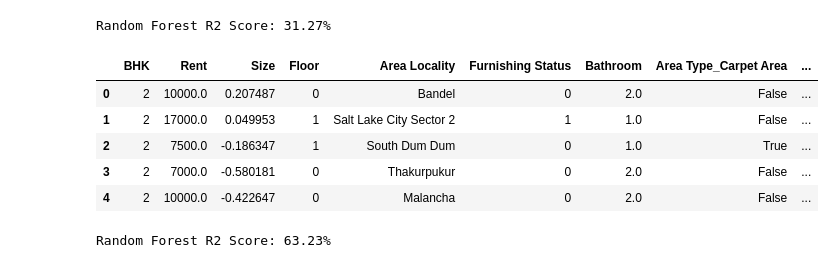
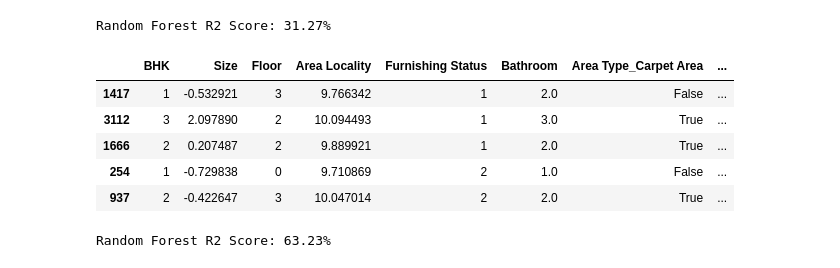
Before and after one commit to ASTROBOX1/practice, a Jupyter notebook: ex_linear_regretion.ipynb, the cells around one changed output. Cells and saved outputs as stored; diff of their text form; code cells hidden in the pictures.

```diff
--- a/ex_linear_regretion.ipynb
+++ b/ex_linear_regretion.ipynb
@@ -396,14 +396,14 @@ target=TargetEncoder(cols=['Area Locality'])
 X_train['Area Locality']=target.fit_transform(X_train['Area Locality'],y_train)
 X_test['Area Locality']=target.transform(X_test['Area Locality'])
 # %%
-df.head()
+X_train.head()
 # %% [output]
-|  | BHK | Rent | Size | Floor | Area Locality | Furnishing Status | Bathroom | Area Type_Carpet Area | ... |
-| 0 | 2 | 10000.0 | 0.207487 | 0 | Bandel | 0 | 2.0 | False | ... |
-| 1 | 2 | 17000.0 | 0.049953 | 1 | Salt Lake City Sector 2 | 1 | 1.0 | False | ... |
-| 2 | 2 | 7500.0 | -0.186347 | 1 | South Dum Dum | 0 | 1.0 | True | ... |
-| 3 | 2 | 7000.0 | -0.580181 | 0 | Thakurpukur | 0 | 2.0 | False | ... |
-| 4 | 2 | 10000.0 | -0.422647 | 0 | Malancha | 0 | 2.0 | False | ... |
+|  | BHK | Size | Floor | Area Locality | Furnishing Status | Bathroom | Area Type_Carpet Area | ... |
+| 1417 | 1 | -0.532921 | 3 | 9.766342 | 1 | 2.0 | False | ... |
+| 3112 | 3 | 2.097890 | 2 | 10.094493 | 1 | 3.0 | True | ... |
+| 1666 | 2 | 0.207487 | 2 | 9.889921 | 1 | 2.0 | True | ... |
+| 254 | 1 | -0.729838 | 0 | 9.710869 | 2 | 1.0 | False | ... |
+| 937 | 2 | -0.422647 | 3 | 10.047014 | 2 | 2.0 | True | ... |
 # %%
 from sklearn.ensemble import RandomForestRegressor
 
```
Also changed, not shown: parts of 3 cells of this notebook, 40 other files.
